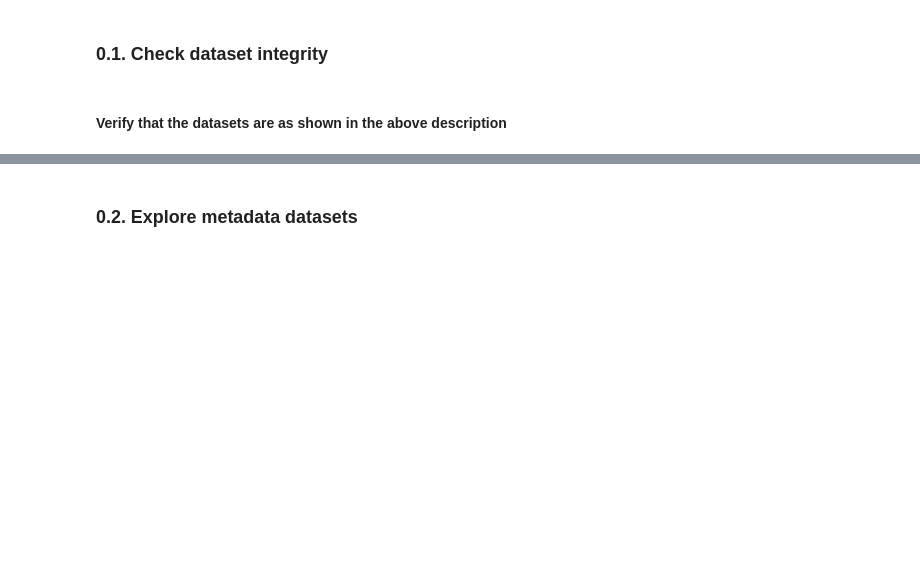
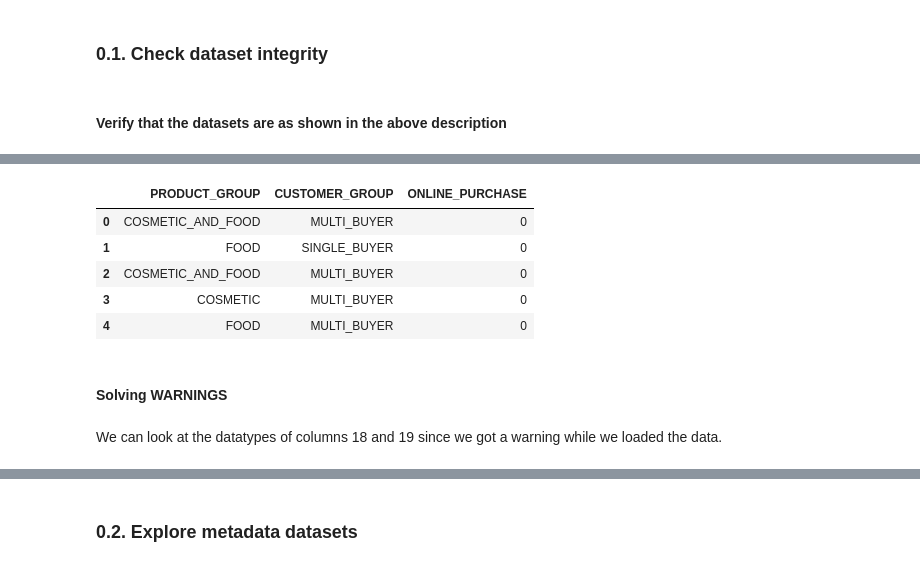
Before and after one commit to marcosgcollado/customer-segmentation-report, a Jupyter notebook: Arvato Project Workbook.ipynb, the cells around one changed output, grey strips where cells are left out. Drawn from its saved outputs; the diff is of its cells as text; code cells hidden in the pictures; blank space fills up the shorter version.

```diff
--- a/Arvato Project Workbook.ipynb
+++ b/Arvato Project Workbook.ipynb
@@ -101,0 +143,13 @@ You'll notice when the data is loaded in that a warning message will immediately
+# %%
+customers[extra_columns].head()
+# %% [output]
+|  | PRODUCT_GROUP | CUSTOMER_GROUP | ONLINE_PURCHASE |
+| 0 | COSMETIC_AND_FOOD | MULTI_BUYER | 0 |
+| 1 | FOOD | SINGLE_BUYER | 0 |
+| 2 | COSMETIC_AND_FOOD | MULTI_BUYER | 0 |
+| 3 | COSMETIC | MULTI_BUYER | 0 |
+| 4 | FOOD | MULTI_BUYER | 0 |
+# %% [markdown]
+#### Solving WARNINGS
+# %% [markdown]
+We can look at the datatypes of columns 18 and 19 since we got a warning while we loaded the data.
```
Also changed, not shown: parts of 19 cells of this notebook.
